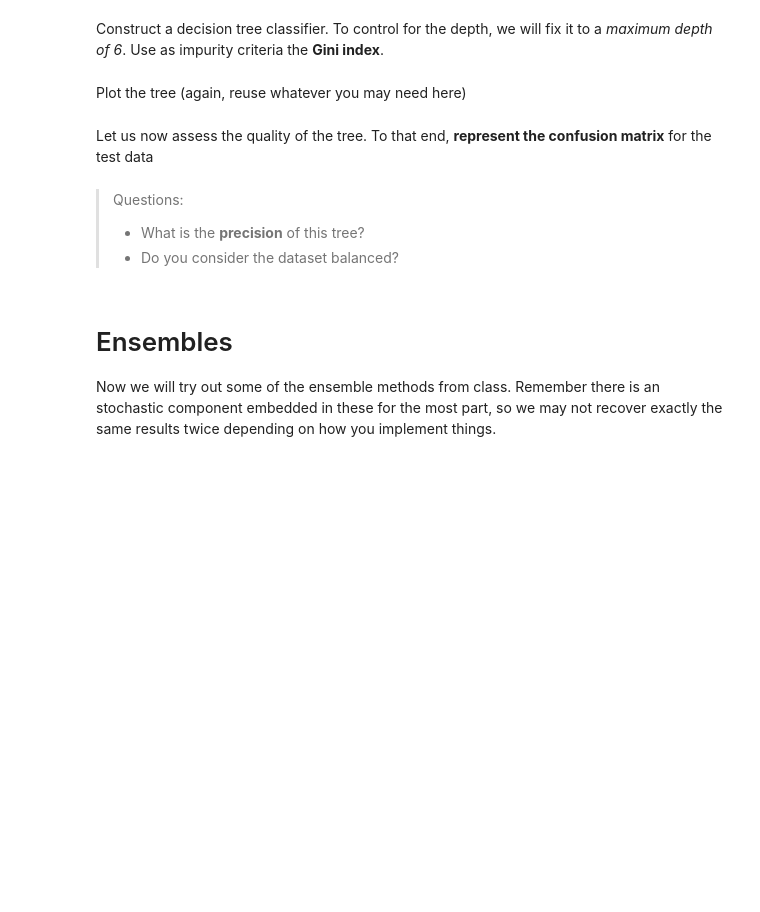
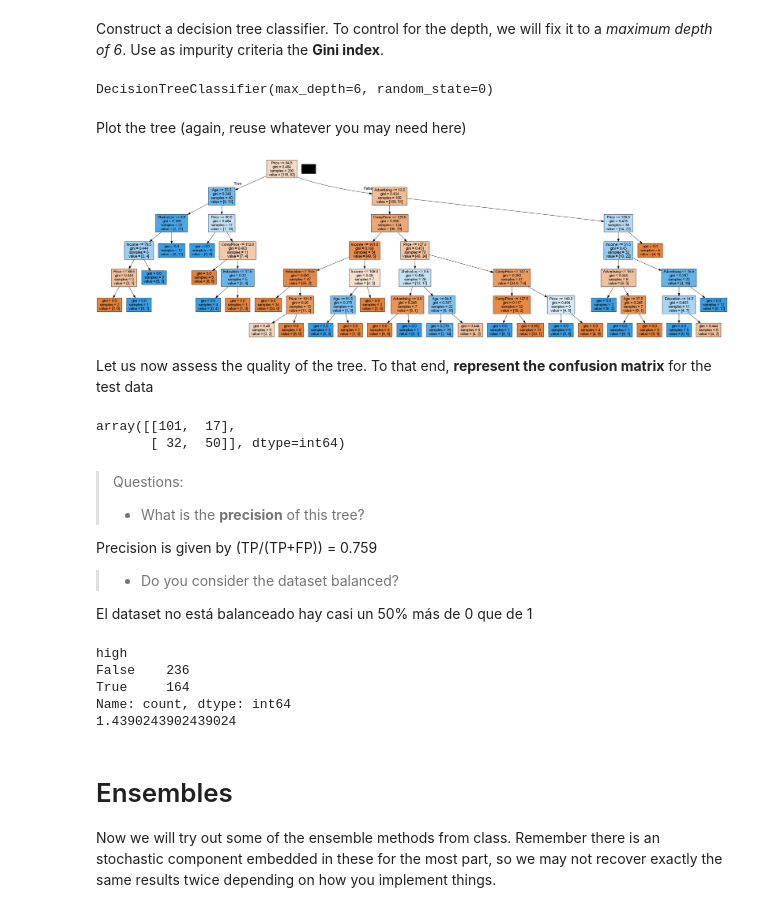
Before and after one commit to ICAI-IMAT-ML/p2-8-Jesus-Bermejo, a Jupyter notebook: notebook/Lab2_8_Trees.ipynb, the cells around one changed output. Drawn from its saved outputs; the diff is of its cells as text; code cells hidden in the pictures; blank space fills up the shorter version.

```diff
--- a/notebook/Lab2_8_Trees.ipynb
+++ b/notebook/Lab2_8_Trees.ipynb
@@ -376,0 +388,3 @@ carseats['high'] = # TODO
+# %%
+carseats['high'] = carseats["Sales"] > 8 # DONE
+carseats
@@ -382,0 +409,6 @@ The variables `ShelveLoc`, `Urban` and `US` need to be converted to categorical
+# %%
+# DONE: Your code here!
+carseats["US"] = pd.factorize(carseats["US"])[0]
+carseats["ShelveLoc"] = pd.factorize(carseats["ShelveLoc"])[0]
+carseats["Urban"]  = pd.factorize(carseats["Urban"])[0]
+carseats
@@ -383,17 +429,19 @@ The variables `ShelveLoc`, `Urban` and `US` need to be converted to categorical
 # %% [markdown]
 Now, we will employ all variables to predict the `high` value (except `Sales` and `high`, for obvious reasons). Note that we have essentially converted a _regression_ problem into a _binary classification_ one.
 # %%
-X =  # TODO: Drop the unwanted columns
-y =  # TODO:  Select the "high" column
+X =  carseats.drop(columns=["Sales", "high"])  # DONE: Drop the unwanted columns
+y =  carseats["high"]  # DONE:  Select the "high" column
 
-# TODO: Performn the train/test split with again 50% data for train and 50% for test
-X_train, X_test, y_train, y_test= train_test_split(None, None, None, random_state = 0)
+# DONE: Performn the train/test split with again 50% data for train and 50% for test
+X_train, X_test, y_train, y_test= train_test_split(X, y, train_size=0.5, random_state = 0)
 # %% [markdown]
 Construct a decision tree classifier. To control for the depth, we will fix it to a *maximum depth of 6*. Use as impurity criteria the **Gini index**.
 # %%
-carseats_classifier = DecisionTreeClassifier(None, None)  # TODO: Fill the NAs. Fix the random_state to 0
+carseats_classifier = DecisionTreeClassifier(max_depth=6, criterion="gini", random_state=0)  # DOEN: Fill the NAs. Fix the random_state to 0
 
 # Train the model with .fit
-carseats_classifier.fit(None, None) # TODO
+carseats_classifier.fit(X_train, y_train) # DONE
+# %% [output]
+DecisionTreeClassifier(max_depth=6, random_state=0)
 # %% [markdown]
 Plot the tree (again, reuse whatever you may need here)
@@ -402,11 +448,44 @@ Plot the tree (again, reuse whatever you may need here)
+# %%
+# DONE: Your code here!
+dot_data = StringIO()
+export_graphviz(carseats_classifier,
+                out_file=dot_data,
+                feature_names=list(X_train.columns),
+                filled=True,
+                class_names=None)
+
+graph = pydotplus.graph_from_dot_data(dot_data.getvalue())
+Image(graph.create_png())
+# %% [output]
+[figure, added]
 # %% [markdown]
 Let us now assess the quality of the tree. To that end, **represent the confusion matrix** for the test data
 # %%
-# TODO: Your code here!
+# DONE: Your code here!
+y_pred = carseats_classifier.predict(X_test)
+confusion_matrix(y_test, y_pred)
+# %% [output]
+array([[101,  17],
+       [ 32,  50]], dtype=int64)
 # %% [markdown]
 > Questions:
 > * What is the **precision** of this tree?
+
+Precision is given by (TP/(TP+FP)) = 0.759
+
 > * Do you consider the dataset balanced?
+
+El dataset no está balanceado hay casi un 50% más de 0 que de 1
+# %%
+distribucion_clases = carseats['high'].value_counts()
+print(distribucion_clases)
+print(236/164)
+# %% [output]
+high
+False    236
+True     164
+Name: count, dtype: int64
+1.4390243902439024
 # %% [markdown]
 # Ensembles
 
```
Also changed, not shown: parts of 21 cells of this notebook.
